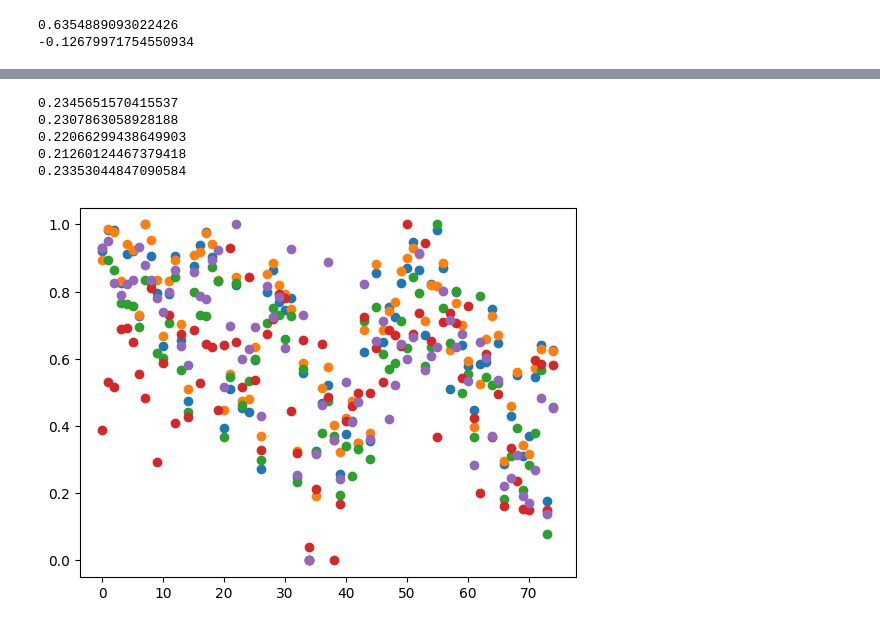
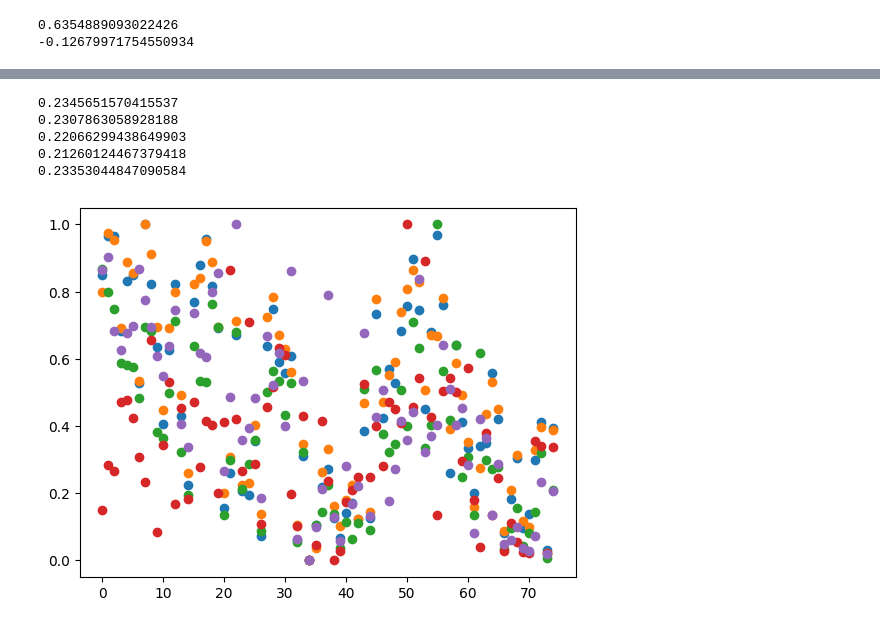
Before and after one commit to hauntedcupoftea/skript, a Jupyter notebook: skriptExperimentation.ipynb, the cells around one changed output, grey strips where cells are left out. Cells and saved outputs as stored; diff of their text form; code cells hidden in the pictures.

```diff
--- a/skriptExperimentation.ipynb
+++ b/skriptExperimentation.ipynb
@@ -158,28 +153,28 @@ dataset.head()
 # %%
 attr = []
 mscaledattr = []
 nscaledattr = []
 for x in range(5):
     attr.append([i[x] for i in mAttList])
     scaledattr = [(i - min(attr[x]))/(max(attr[x]) - min(attr[x])) for i in attr[x]]
-    plt.scatter(range(len(dataset)) , scaledattr)
+    plt.scatter(range(len(dataset)) , np.power(scaledattr, 2))
     #plt.scatter(range(len(dataset)) , attr[x])
     print(pd.Series(scaledattr).std())
     mscaledattr.append(scaledattr)
     nscaledattr.append(attr[x])
 
 # testing on sample
 # doc = nlp(" ".join(sample.tolist()))
 # dlist = attrSep(doc)
 # plt.scatter(range(5), dlist)
 plt.show()
 # %% [output]
 0.2345651570415537
 0.2307863058928188
 0.22066299438649903
 0.21260124467379418
 0.23353044847090584
-[figure, old version]
+[figure, new version]
 # %%
 # script to save all the data, for import and analysis later
 import csv
```
Also changed, not shown: parts of 3 cells of this notebook, 1 other file.
